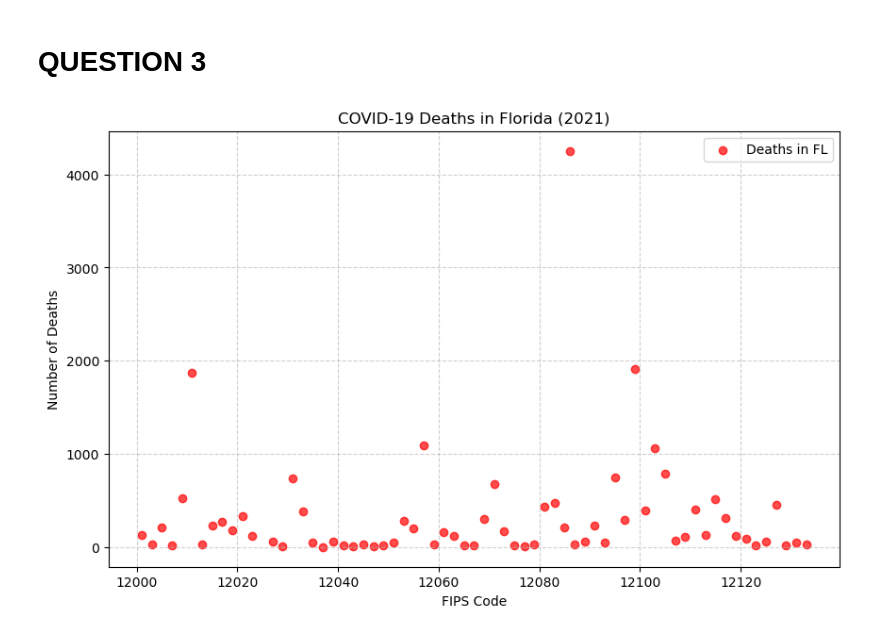
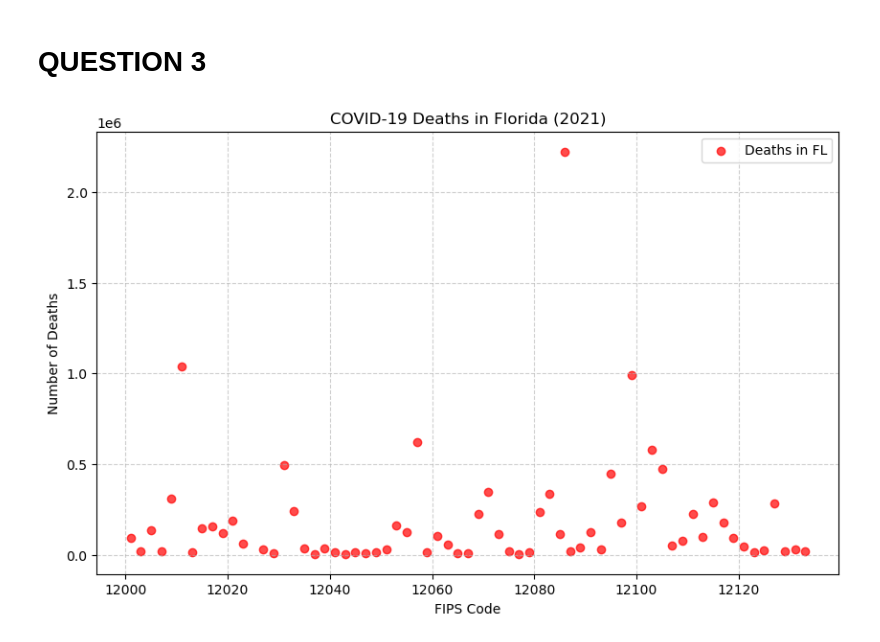
Before and after one commit to baa151/Project_1, a Jupyter notebook: Data_project.ipynb, the cells around one changed output. Saved outputs shown, nothing was run; the diff lists cells and outputs as text; code cells hidden in the pictures.

```diff
--- a/Data_project.ipynb
+++ b/Data_project.ipynb
@@ -170,30 +170,30 @@ plt.show()
 # %%
 import numpy as np
 import matplotlib.pyplot as plt
 
 # Load data from CSV
 cvsfileFL = 'FL_death2021.csv'
 dataFL = np.genfromtxt(cvsfileFL, delimiter=',')
 
 # Extract data columns
 fips_FL = dataFL[:, 0]
-death_FL = dataFL[:, 4]
+death_FL = dataFL[:, 1]
 
 # Create a scatter plot
 plt.figure(figsize=(10, 6))
 plt.scatter(fips_FL, death_FL, c='red', marker='o', alpha=0.7, label='Deaths in FL')
 
 # Customize the plot
 plt.title('COVID-19 Deaths in Florida (2021)')
 plt.xlabel('FIPS Code')
 plt.ylabel('Number of Deaths')
 plt.grid(True, linestyle='--', alpha=0.6)
 plt.legend()
 
 # Show the plot
 plt.show()
 # %% [output]
-[figure, old version]
+[figure, new version]
 # %%
 import numpy as np
 import matplotlib.pyplot as plt
```
Also changed, not shown: parts of 4 cells of this notebook.
